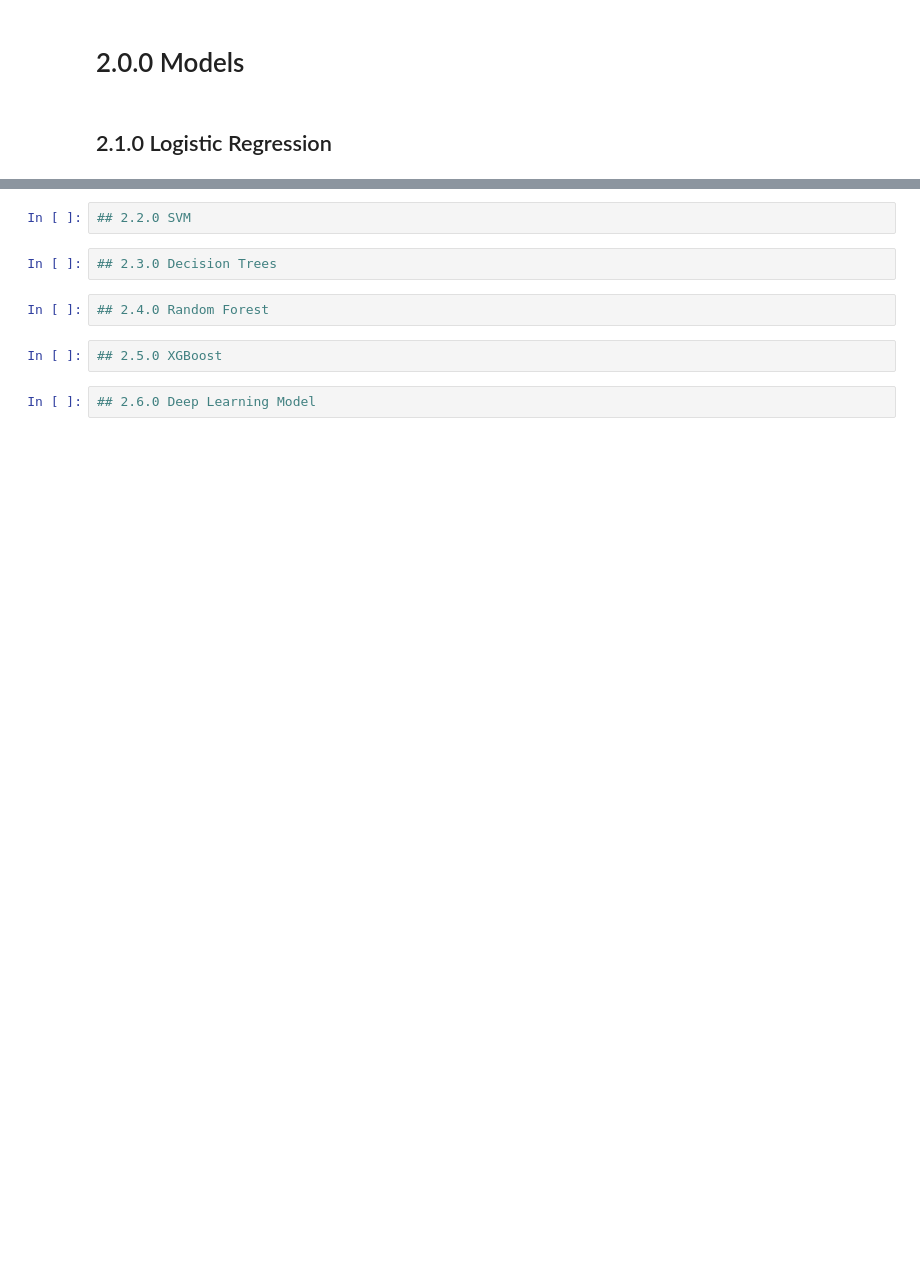
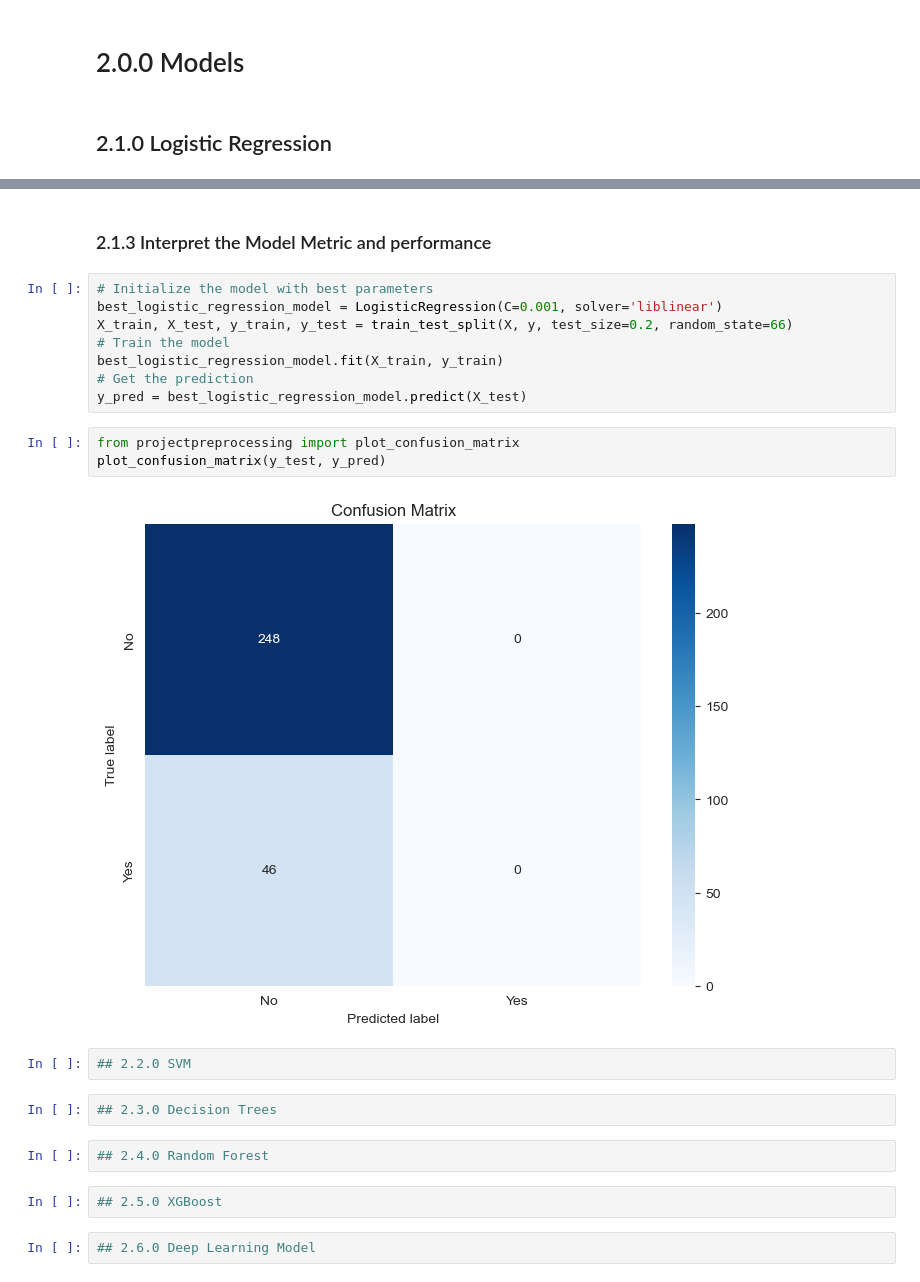
Before and after one commit to yzysnake/Data_Mining_Principles, a Jupyter notebook: Group Project/GroupProject.ipynb, the cells around one changed output, grey strips where cells are left out. Drawn from its saved outputs; the diff is of its cells as text; blank space fills up the shorter version.

```diff
--- a/Group Project/GroupProject.ipynb
+++ b/Group Project/GroupProject.ipynb
@@ -373,3 +453,18 @@ df_scaled.head(5)
+# %% [markdown]
+### 2.1.3 Interpret the Model Metric and performance
+# %%
+# Initialize the model with best parameters
+best_logistic_regression_model = LogisticRegression(C=0.001, solver='liblinear')
+X_train, X_test, y_train, y_test = train_test_split(X, y, test_size=0.2, random_state=66)
+# Train the model
+best_logistic_regression_model.fit(X_train, y_train)
+# Get the prediction
+y_pred = best_logistic_regression_model.predict(X_test)
+# %%
+from projectpreprocessing import plot_confusion_matrix
+plot_confusion_matrix(y_test, y_pred)
+# %% [output]
+[figure, added]
 # %%
 ## 2.2.0 SVM
 # %%
```
Also changed, not shown: parts of 9 cells of this notebook, 1 other file.
